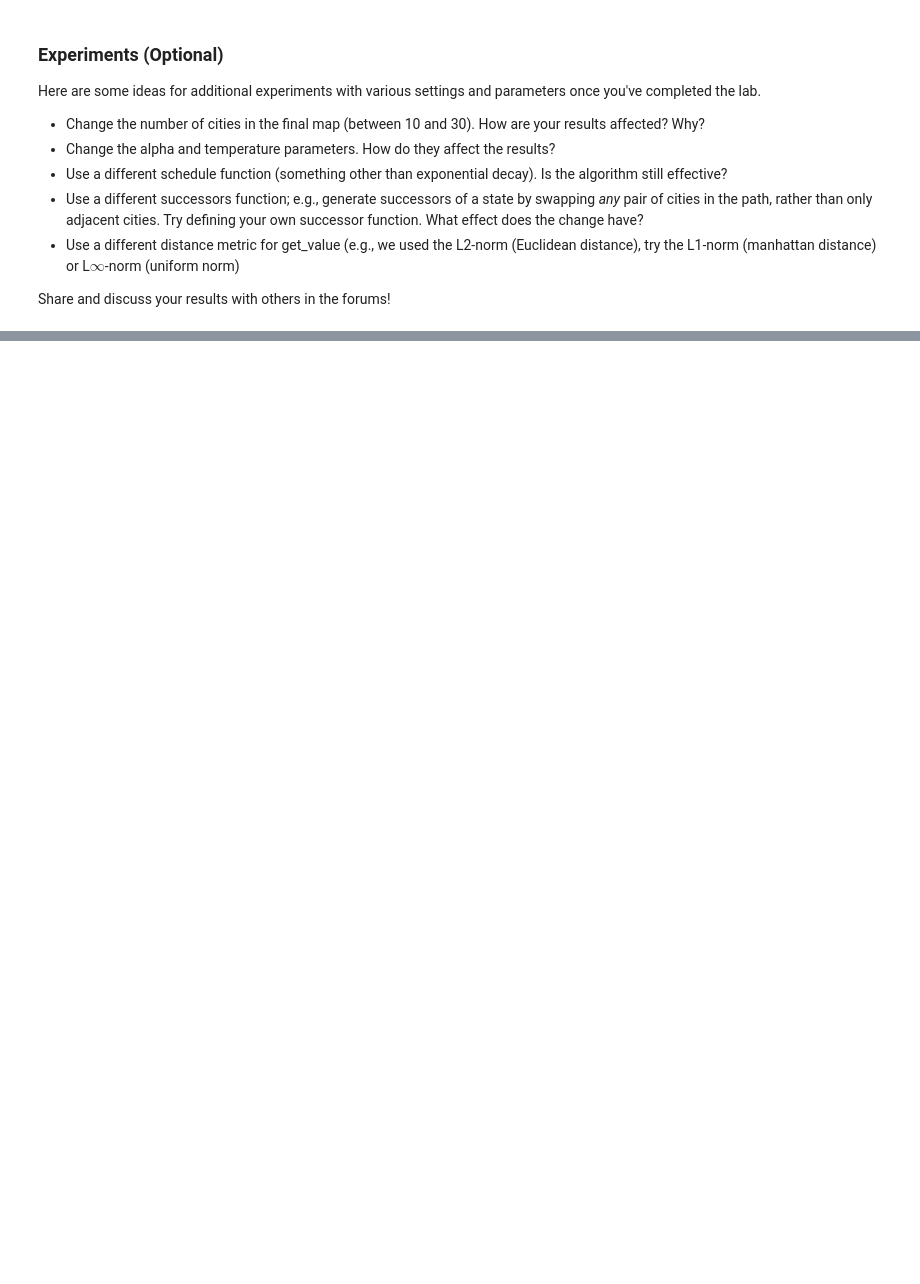
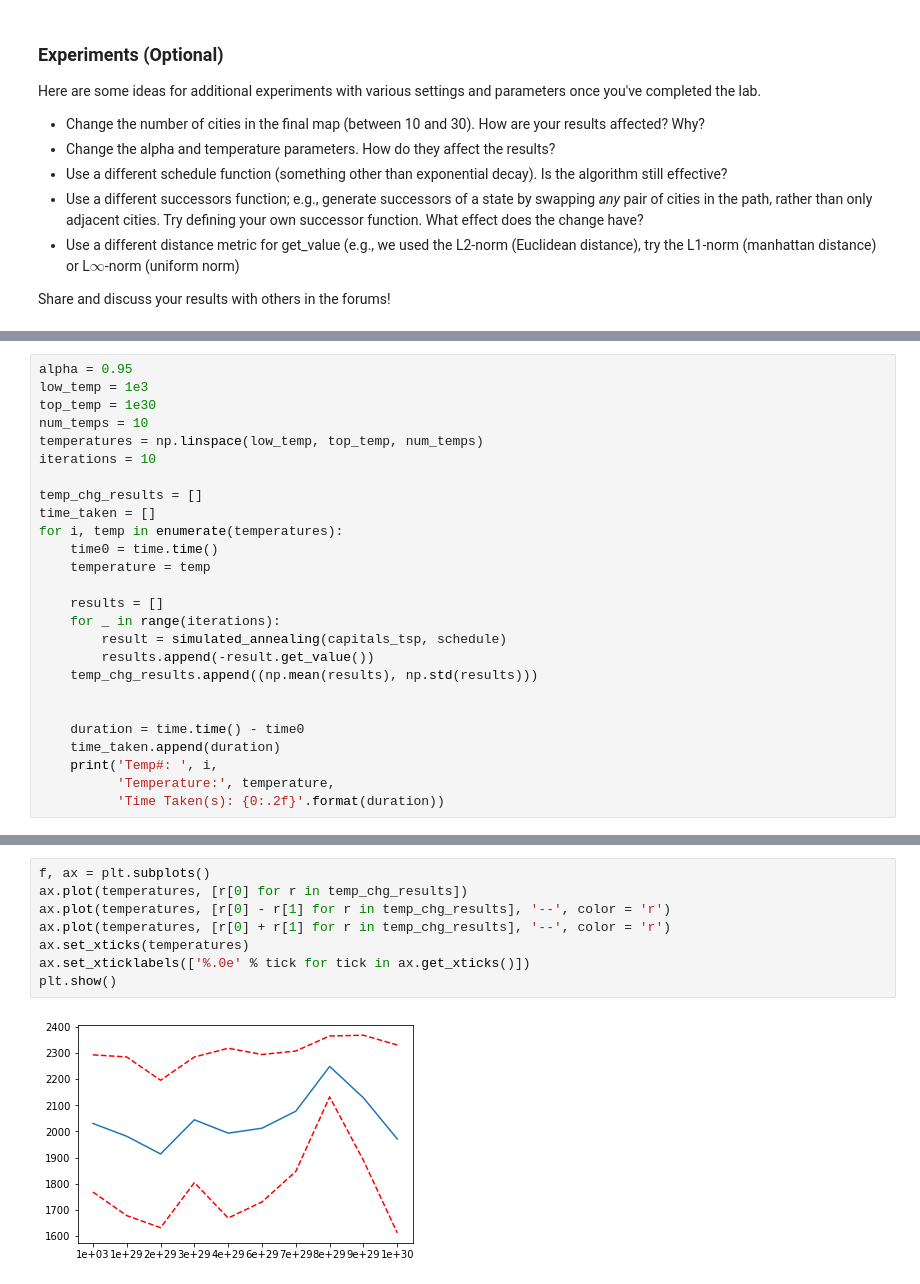
Before and after one commit to wikhung/AIND-Simulated_Annealing, a Jupyter notebook: AIND-Simulated_Annealing.ipynb, the cells around one changed output, grey strips where cells are left out. Drawn from its saved outputs; the diff is of its cells as text; blank space fills up the shorter version.

```diff
--- a/AIND-Simulated_Annealing.ipynb
+++ b/AIND-Simulated_Annealing.ipynb
@@ -292,0 +342,26 @@ Share and discuss your results with others in the forums!
+# %%
+alpha = 0.95
+low_temp = 1e3
+top_temp = 1e30
+num_temps = 10
+temperatures = np.linspace(low_temp, top_temp, num_temps)
+iterations = 10
+
+temp_chg_results = []
+time_taken = []
+for i, temp in enumerate(temperatures):
+    time0 = time.time()
+    temperature = temp
+
+    results = []
+    for _ in range(iterations):
+        result = simulated_annealing(capitals_tsp, schedule)
+        results.append(-result.get_value())
+    temp_chg_results.append((np.mean(results), np.std(results)))
+
+
+    duration = time.time() - time0
+    time_taken.append(duration)
+    print('Temp#: ', i,
+          'Temperature:', temperature,
+          'Time Taken(s): {0:.2f}'.format(duration))
@@ -292,0 +379,10 @@ Share and discuss your results with others in the forums!
+# %%
+f, ax = plt.subplots()
+ax.plot(temperatures, [r[0] for r in temp_chg_results])
+ax.plot(temperatures, [r[0] - r[1] for r in temp_chg_results], '--', color = 'r')
+ax.plot(temperatures, [r[0] + r[1] for r in temp_chg_results], '--', color = 'r')
+ax.set_xticks(temperatures)
+ax.set_xticklabels(['%.0e' % tick for tick in ax.get_xticks()])
+plt.show()
+# %% [output]
+[figure, added]
```
Also changed, not shown: parts of 12 cells of this notebook.
